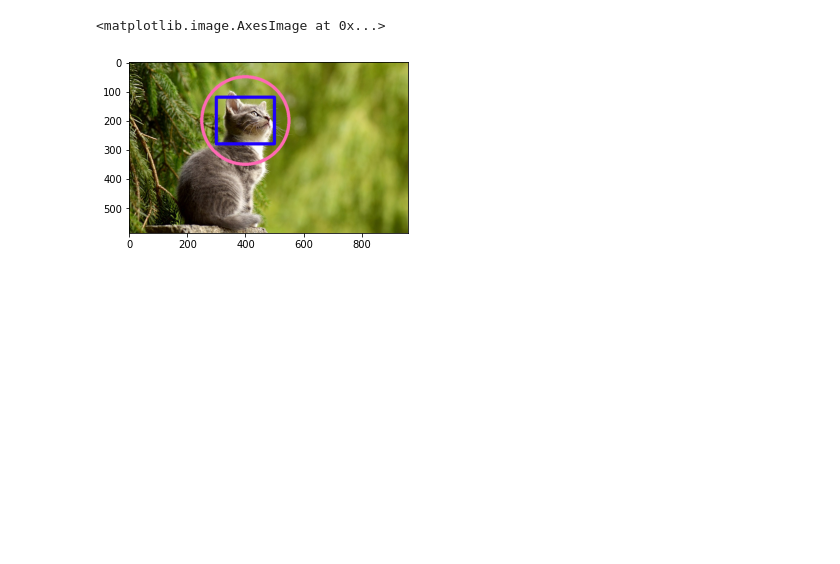
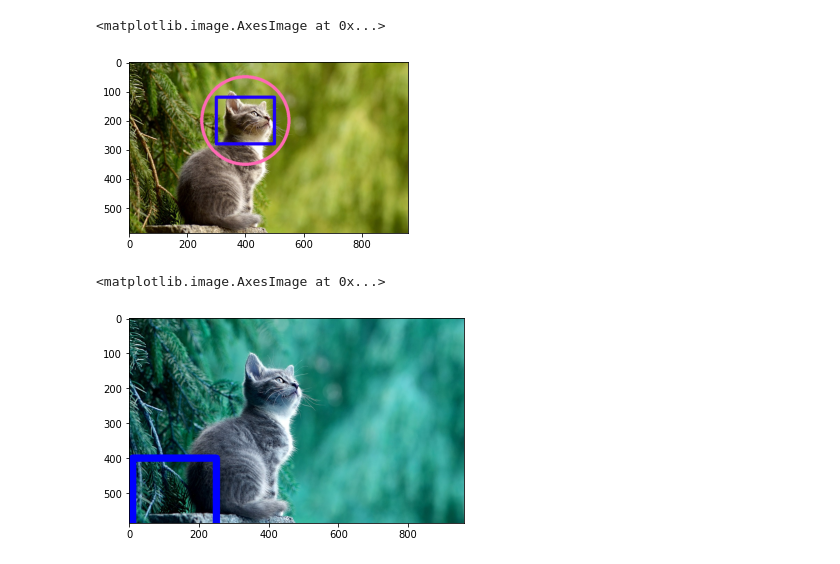
Before and after one commit to klinkzsweet/PCVK_Genap_2023, a Jupyter notebook: TaskWeek2.ipynb, the cells around one changed output. Cells and saved outputs as stored; diff of their text form; code cells hidden in the pictures; blank space fills up the shorter version.

```diff
--- a/TaskWeek2.ipynb
+++ b/TaskWeek2.ipynb
@@ -193,3 +197,12 @@ ax.imshow(cv.cvtColor(img, cv.COLOR_BGR2RGB))
 # %% [output]
 <matplotlib.image.AxesImage at 0x...>
 [figure]
+# %%
+img = cv.imread('/content/drive/MyDrive/PCVK/images/sample kucing.jpg')
+
+cv.rectangle(img, pt1=(10,400), pt2 = (250,600), color= (0,0,255), thickness=20)
+
+plt.imshow(img)
+# %% [output]
+<matplotlib.image.AxesImage at 0x...>
+[figure, added]
```
Also changed, not shown: parts of 5 cells of this notebook.
